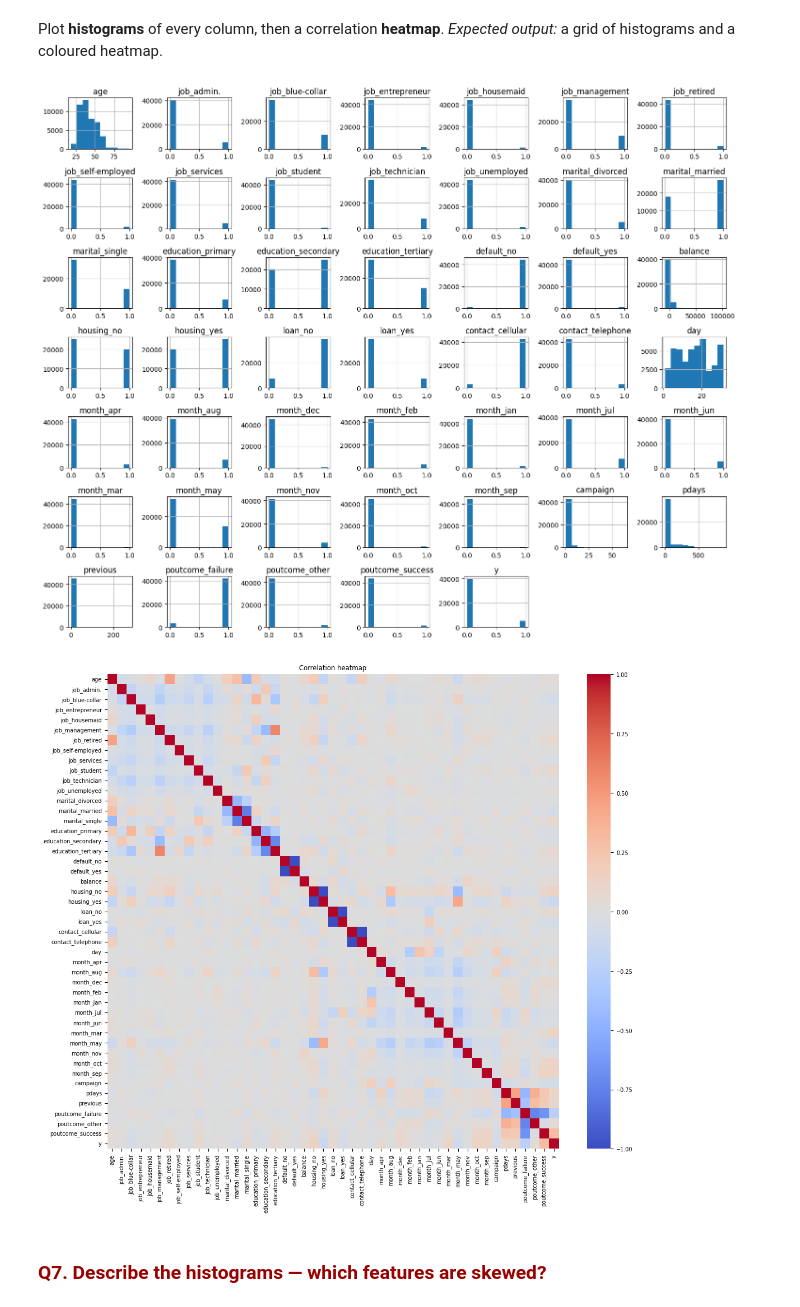
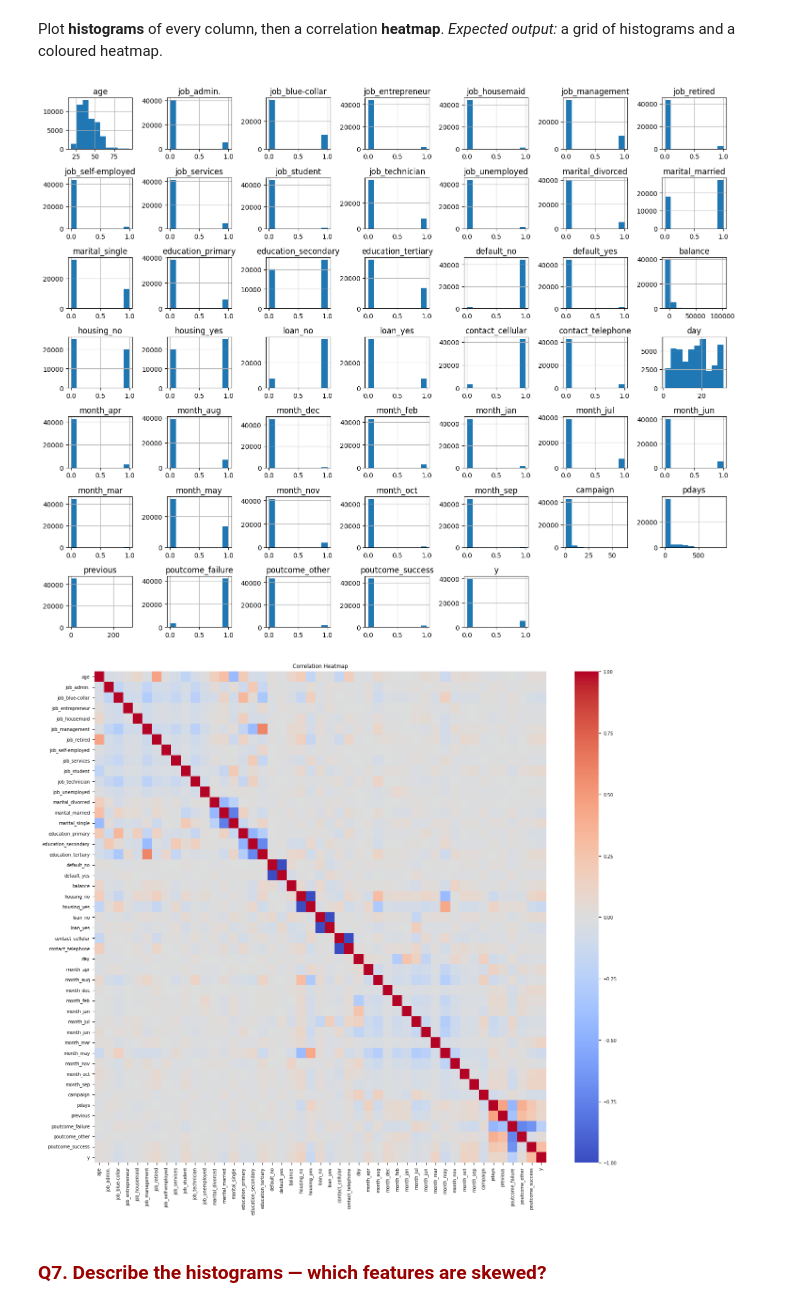
Before and after one commit to blvberrii/Brown-Assignment-1.3, a Jupyter notebook: Team3_logistic_regression_1_3.ipynb, the cells around one changed output. Drawn from its saved outputs; the diff is of its cells as text; code cells hidden in the pictures.

```diff
--- a/Team3_logistic_regression_1_3.ipynb
+++ b/Team3_logistic_regression_1_3.ipynb
@@ -237,0 +228,5 @@ dtype: int64
+# %%
+# IMPUTE NUMERIC COLUMNS WITH THE MEAN
+num_cols = data.select_dtypes(include=np.number).columns.tolist()
+for c in num_cols:
+    data[c] = data[c].fillna(data[c].mean())
@@ -344,15 +346,23 @@ data.head(10)
 ## 6) Data visualization
 # %% [markdown]
 Plot **histograms** of every column, then a correlation **heatmap**. *Expected output:* a grid of histograms and a coloured heatmap.
-# %%
-# HISTOGRAMS
-# <Your code here>      # data.hist(figsize=(15, 12))
-
-# CORRELATION MATRIX + HEATMAP
-plt.rcParams["font.size"] = 7
-# <Your code here>
-# %% [output]
-[figure, removed]
-[figure, removed]
+# %%
+# HISTOGRAMS
+data.hist(figsize=(15, 12))      # data.hist(figsize=(15, 12))
+plt.tight_layout()
+plt.show()
+
+# CORRELATION MATRIX + HEATMAP
+plt.rcParams["font.size"] = 7
+corr = data.drop(columns=[TARGET]).copy()
+corr['y'] = y_series
+corr_matrix = corr.corr()
+plt.figure(figsize=(16,14))
+sns.heatmap(corr_matrix, cmap='coolwarm', vmin=-1, vmax=1)
+plt.title("Correlation Heatmap")
+plt.show()
+# %% [output]
+[figure, added]
+[figure, added]
 # %% [markdown]
 ### <span style="color:#990000">Q7. Describe the histograms — which features are skewed?</span>
```
Also changed, not shown: parts of 48 cells of this notebook.
